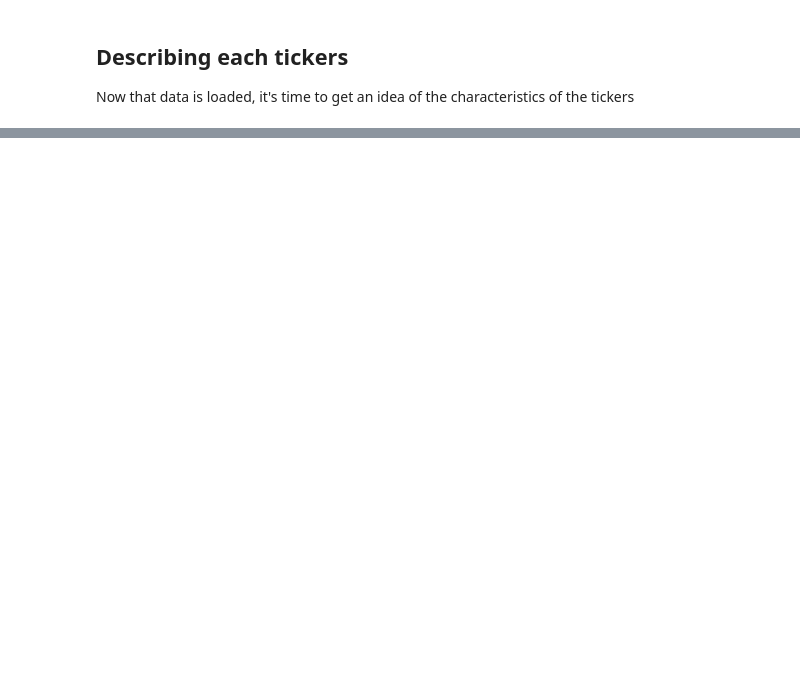
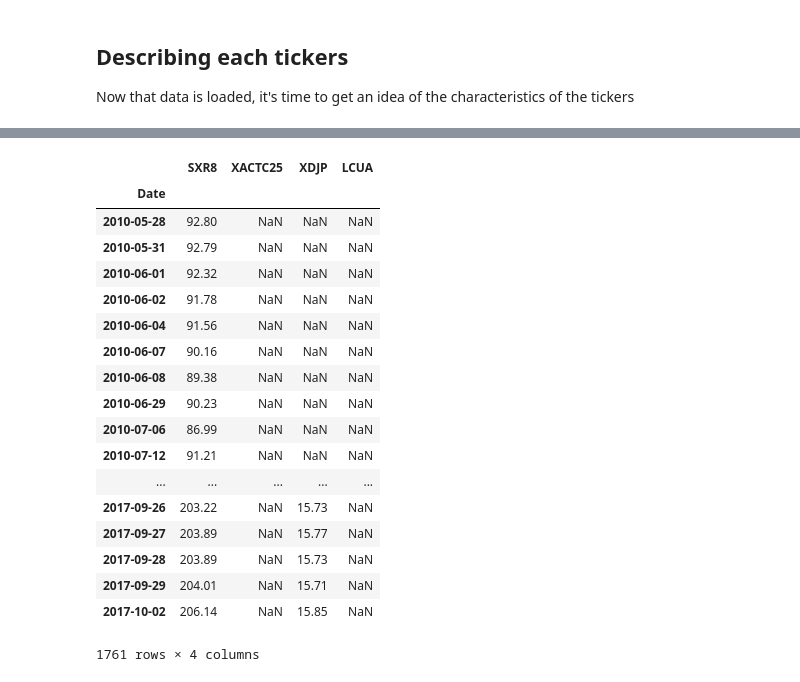
Before and after one commit to OlufKelk/PortfolioDesign, a Jupyter notebook: OptimalPF/Porfolio_notebook.ipynb, the cells around one changed output, grey strips where cells are left out. Cells and saved outputs as stored; diff of their text form; code cells hidden in the pictures; blank space fills up the shorter version.

```diff
--- a/OptimalPF/Porfolio_notebook.ipynb
+++ b/OptimalPF/Porfolio_notebook.ipynb
@@ -335 +188,23 @@ def optimize_pf(pftype,sigma,mu,N):
+# %%
+df[:-756]
+# %% [output]
+|  | SXR8 | XACTC25 | XDJP | LCUA |
+| Date |  |  |  |  |
+| 2010-05-28 | 92.80 | NaN | NaN | NaN |
+| 2010-05-31 | 92.79 | NaN | NaN | NaN |
+| 2010-06-01 | 92.32 | NaN | NaN | NaN |
+| 2010-06-02 | 91.78 | NaN | NaN | NaN |
+| 2010-06-04 | 91.56 | NaN | NaN | NaN |
+| 2010-06-07 | 90.16 | NaN | NaN | NaN |
+| 2010-06-08 | 89.38 | NaN | NaN | NaN |
+| 2010-06-29 | 90.23 | NaN | NaN | NaN |
+| 2010-07-06 | 86.99 | NaN | NaN | NaN |
+| 2010-07-12 | 91.21 | NaN | NaN | NaN |
+| ... | ... | ... | ... | ... |
+| 2017-09-26 | 203.22 | NaN | 15.73 | NaN |
+| 2017-09-27 | 203.89 | NaN | 15.77 | NaN |
+| 2017-09-28 | 203.89 | NaN | 15.73 | NaN |
+| 2017-09-29 | 204.01 | NaN | 15.71 | NaN |
+| 2017-10-02 | 206.14 | NaN | 15.85 | NaN |
+1761 rows × 4 columns
 # %%
```
Also changed, not shown: parts of 25 cells of this notebook, 1 other file.
